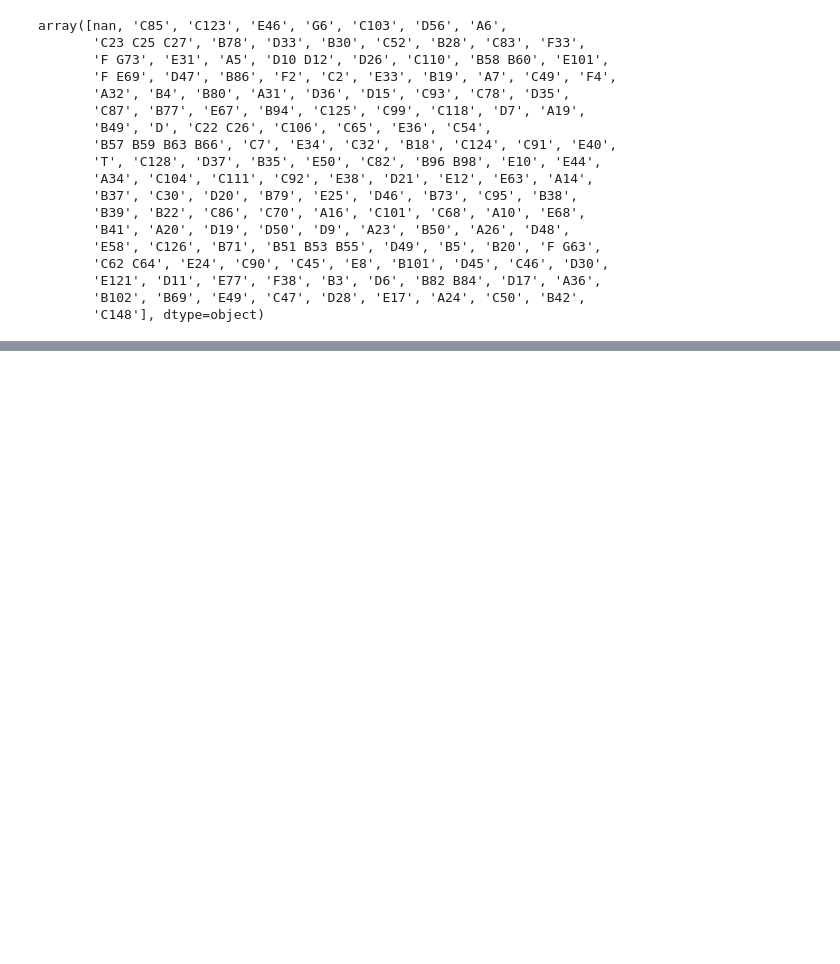
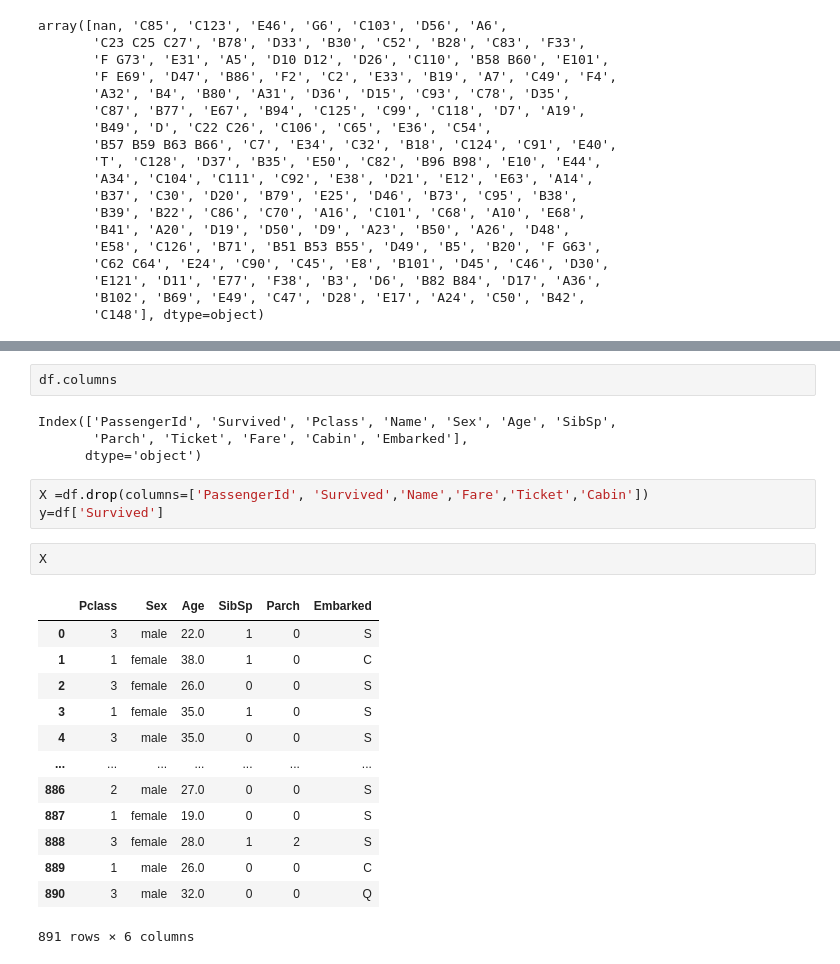
Before and after one commit to AhsanR24/PGD-Machine-Learning-2024-25, a Jupyter notebook: KNN/KNN.ipynb, the cells around one changed output, grey strips where cells are left out. Drawn from its saved outputs; the diff is of its cells as text; blank space fills up the shorter version.

```diff
--- a/KNN/KNN.ipynb
+++ b/KNN/KNN.ipynb
@@ -149,0 +206,25 @@ array([nan, 'C85', 'C123', 'E46', 'G6', 'C103', 'D56', 'A6',
+# %%
+df.columns
+# %% [output]
+Index(['PassengerId', 'Survived', 'Pclass', 'Name', 'Sex', 'Age', 'SibSp',
+       'Parch', 'Ticket', 'Fare', 'Cabin', 'Embarked'],
+      dtype='object')
+# %%
+X =df.drop(columns=['PassengerId', 'Survived','Name','Fare','Ticket','Cabin'])
+y=df['Survived']
+# %%
+X
+# %% [output]
+|  | Pclass | Sex | Age | SibSp | Parch | Embarked |
+| 0 | 3 | male | 22.0 | 1 | 0 | S |
+| 1 | 1 | female | 38.0 | 1 | 0 | C |
+| 2 | 3 | female | 26.0 | 0 | 0 | S |
+| 3 | 1 | female | 35.0 | 1 | 0 | S |
+| 4 | 3 | male | 35.0 | 0 | 0 | S |
+| ... | ... | ... | ... | ... | ... | ... |
+| 886 | 2 | male | 27.0 | 0 | 0 | S |
+| 887 | 1 | female | 19.0 | 0 | 0 | S |
+| 888 | 3 | female | 28.0 | 1 | 2 | S |
+| 889 | 1 | male | 26.0 | 0 | 0 | C |
+| 890 | 3 | male | 32.0 | 0 | 0 | Q |
+891 rows × 6 columns
```
Also changed, not shown: parts of 17 cells of this notebook, 1 other file.
